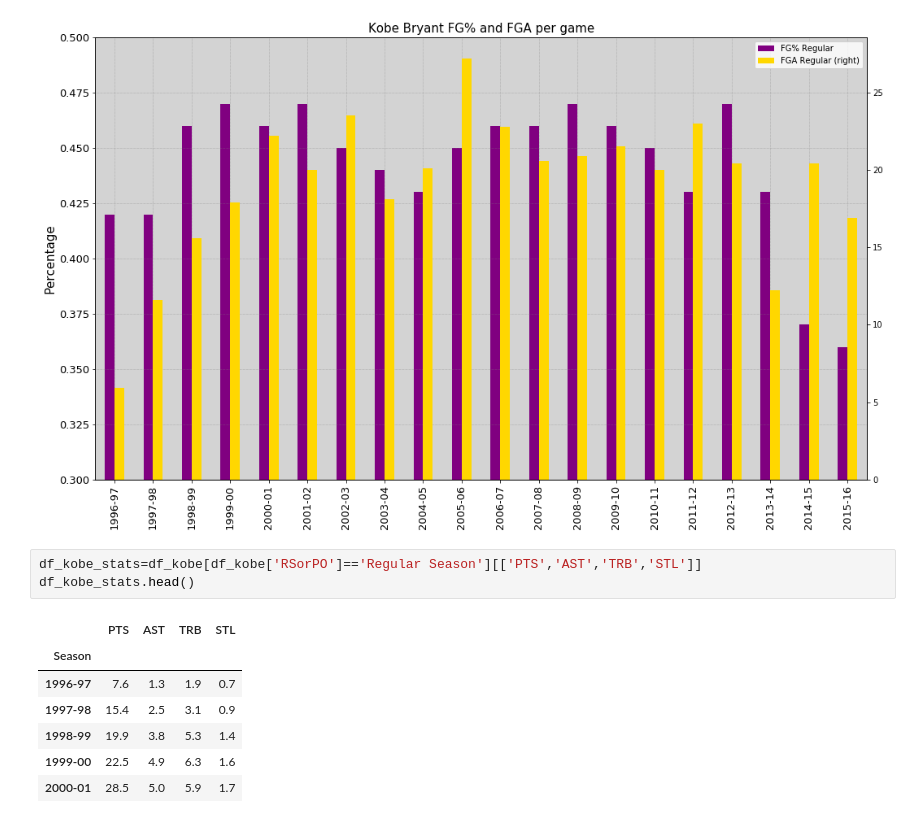
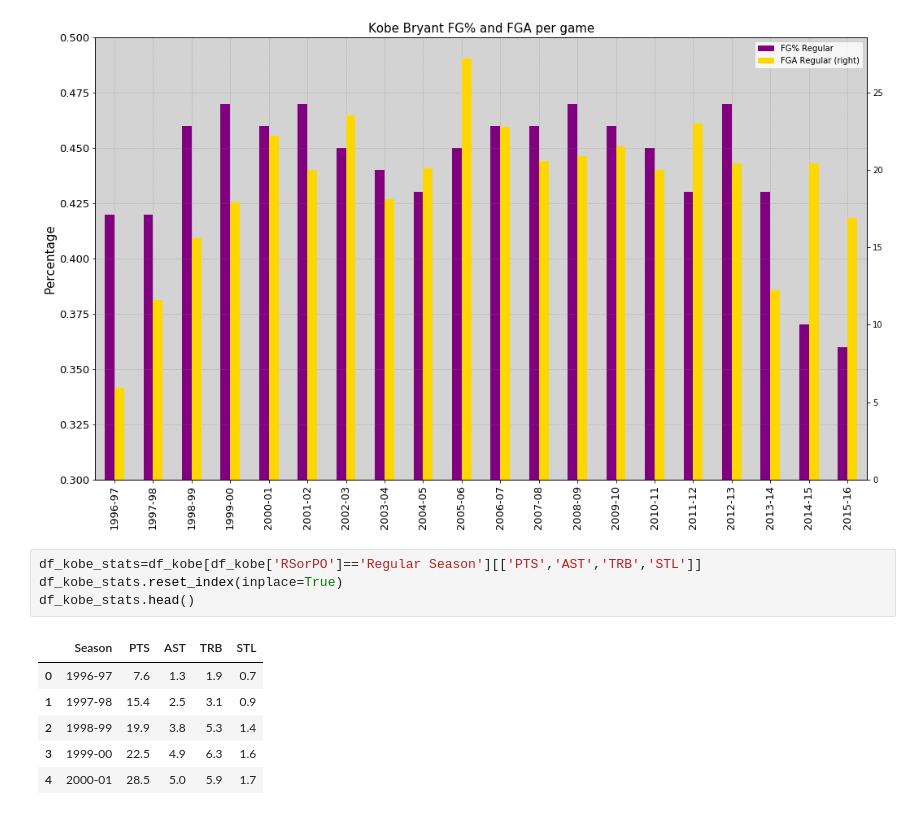
Before and after one commit to DemetrisEng/Data-Analysis-Machine-Learning, a Jupyter notebook: Jayson Tatum.ipynb, the cells around one changed output. Cells and saved outputs as stored; diff of their text form.

```diff
--- a/Jayson Tatum.ipynb
+++ b/Jayson Tatum.ipynb
@@ -309,12 +331,12 @@ plt.show()
 [figure]
 # %%
 df_kobe_stats=df_kobe[df_kobe['RSorPO']=='Regular Season'][['PTS','AST','TRB','STL']]
+df_kobe_stats.reset_index(inplace=True)
 df_kobe_stats.head()
 # %% [output]
-|  | PTS | AST | TRB | STL |
-| Season |  |  |  |  |
-| 1996-97 | 7.6 | 1.3 | 1.9 | 0.7 |
-| 1997-98 | 15.4 | 2.5 | 3.1 | 0.9 |
-| 1998-99 | 19.9 | 3.8 | 5.3 | 1.4 |
-| 1999-00 | 22.5 | 4.9 | 6.3 | 1.6 |
-| 2000-01 | 28.5 | 5.0 | 5.9 | 1.7 |
+|  | Season | PTS | AST | TRB | STL |
+| 0 | 1996-97 | 7.6 | 1.3 | 1.9 | 0.7 |
+| 1 | 1997-98 | 15.4 | 2.5 | 3.1 | 0.9 |
+| 2 | 1998-99 | 19.9 | 3.8 | 5.3 | 1.4 |
+| 3 | 1999-00 | 22.5 | 4.9 | 6.3 | 1.6 |
+| 4 | 2000-01 | 28.5 | 5.0 | 5.9 | 1.7 |
```
Also changed, not shown: parts of 8 cells of this notebook.
